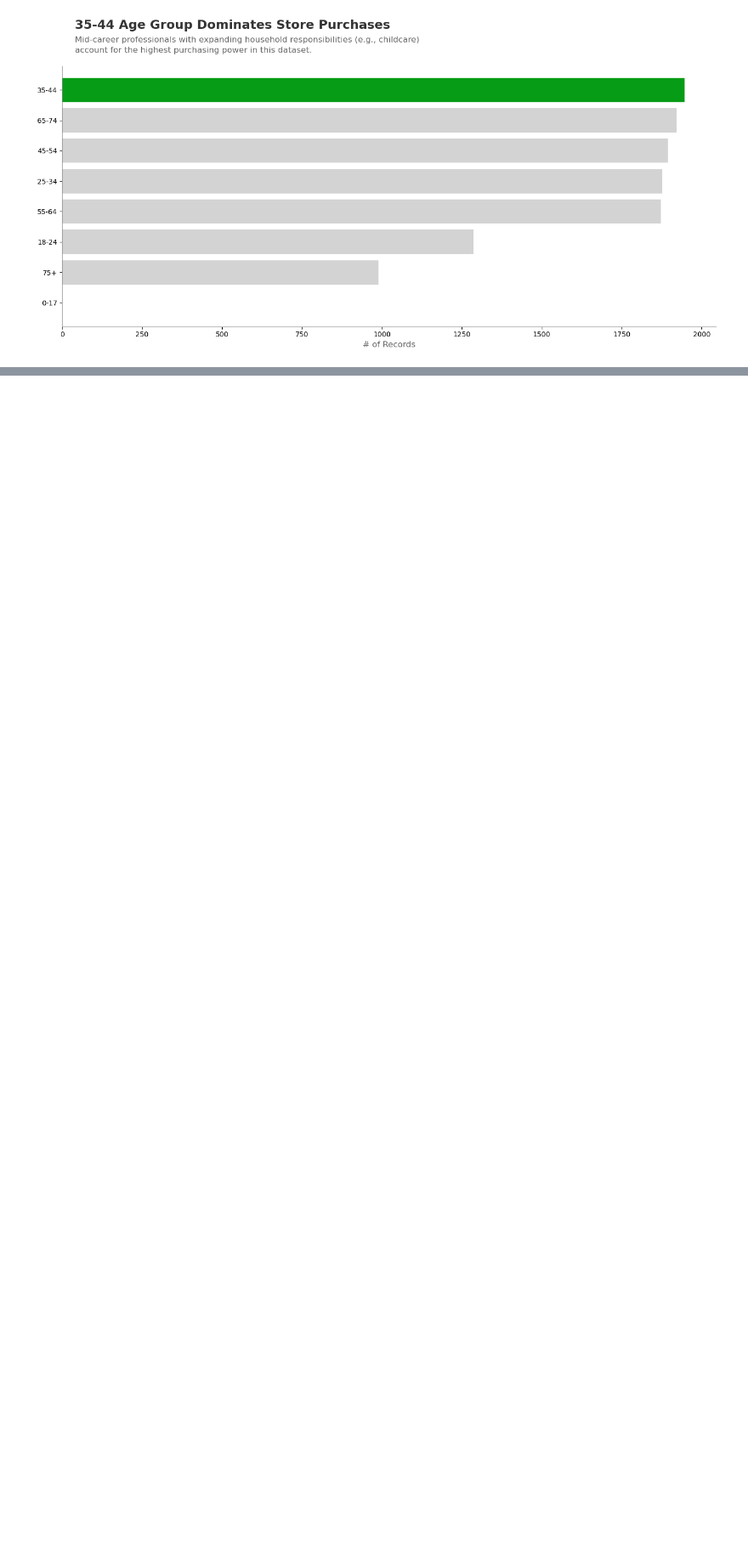
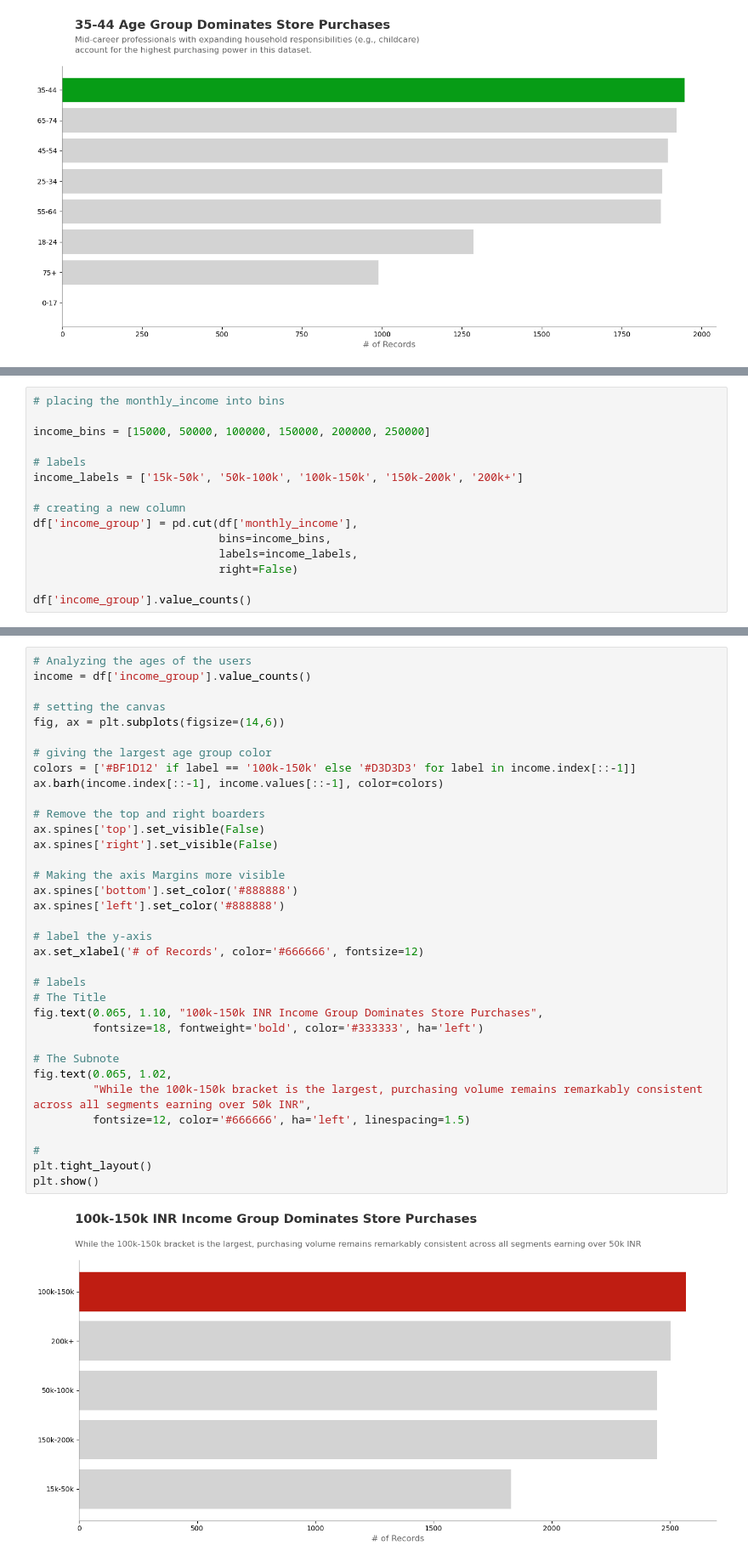
Before and after one commit to JKariithi/shopping_behaviour, a Jupyter notebook: shopping.ipynb, the cells around one changed output, grey strips where cells are left out. Shown at 85% size. Drawn from its saved outputs; the diff is of its cells as text; blank space fills up the shorter version.

Commit message:
Analyzing the monthly income distribution

```diff
--- a/shopping.ipynb
+++ b/shopping.ipynb
@@ -190,0 +209,15 @@ plt.show()
+# %%
+# placing the monthly_income into bins
+
+income_bins = [15000, 50000, 100000, 150000, 200000, 250000]
+
+# labels
+income_labels = ['15k-50k', '50k-100k', '100k-150k', '150k-200k', '200k+']
+
+# creating a new column
+df['income_group'] = pd.cut(df['monthly_income'],
+                            bins=income_bins,
+                            labels=income_labels,
+                            right=False)
+
+df['income_group'].value_counts()
@@ -190,0 +234,37 @@ plt.show()
+# %%
+# Analyzing the ages of the users
+income = df['income_group'].value_counts()
+
+# setting the canvas
+fig, ax = plt.subplots(figsize=(14,6))
+
+# giving the largest age group color
+colors = ['#BF1D12' if label == '100k-150k' else '#D3D3D3' for label in income.index[::-1]]
+ax.barh(income.index[::-1], income.values[::-1], color=colors)
+
+# Remove the top and right boarders
+ax.spines['top'].set_visible(False)
+ax.spines['right'].set_visible(False)
+
+# Making the axis Margins more visible
+ax.spines['bottom'].set_color('#888888')
+ax.spines['left'].set_color('#888888')
+
+# label the y-axis
+ax.set_xlabel('# of Records', color='#666666', fontsize=12)
+
+# labels
+# The Title
+fig.text(0.065, 1.10, "100k-150k INR Income Group Dominates Store Purchases",
+         fontsize=18, fontweight='bold', color='#333333', ha='left')
+
+# The Subnote
+fig.text(0.065, 1.02,
+         "While the 100k-150k bracket is the largest, purchasing volume remains remarkably consistent across all segments earning over 50k INR",
+         fontsize=12, color='#666666', ha='left', linespacing=1.5)
+
+#
+plt.tight_layout()
+plt.show()
+# %% [output]
+[figure, added]
```
Also changed, not shown: parts of 4 cells of this notebook.
